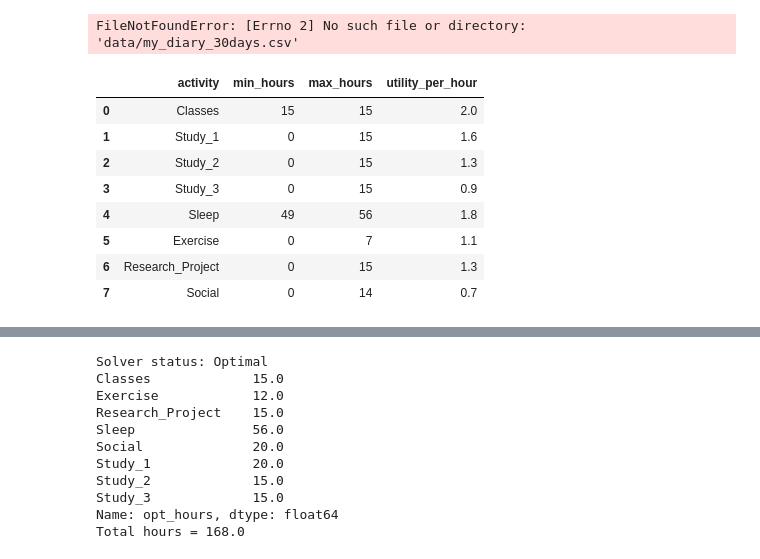
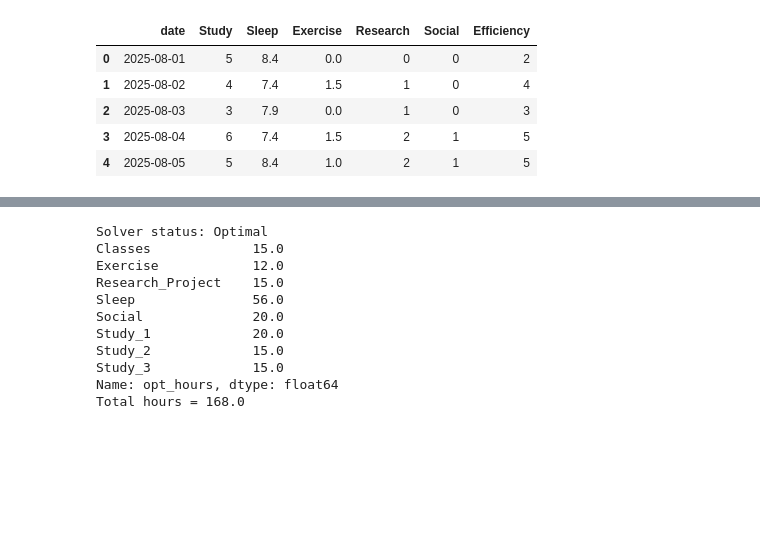
Before and after one commit to zedda110088/time-allocation-optimizer, a Jupyter notebook: notebooks/demo.ipynb, the cells around one changed output, grey strips where cells are left out. Drawn from its saved outputs; the diff is of its cells as text; code cells hidden in the pictures; blank space fills up the shorter version.

```diff
--- a/notebooks/demo.ipynb
+++ b/notebooks/demo.ipynb
@@ -1,22 +1,19 @@
 # %%
+# Step 1: Import & Load Data
+!pip -q install pulp ics
 
-# Step 1: Import & Load Data
-!pip install pulp
+import os
+import math
+from datetime import datetime, timedelta
+import numpy as np
 import pandas as pd
-import numpy as np
+import matplotlib.pyplot as plt
 import pulp as pl
-import matplotlib.pyplot as plt
 
-# Load diary data
-!git clone https://github.com/zedda110088/time-allocation-optimizer.git
-%cd time-allocation-optimizer
 
-!pip -q install pulp ics
-file_path = "data/my_diary_30days.csv"
+#Load diary data directly from GitHub
+file_path = "https://raw.githubusercontent.com/zedda110088/time-allocation-optimizer/main/data/my_diary_30days.csv"
 diary = pd.read_csv(file_path, parse_dates=["date"])
-print("Loaded:", file_path, "rows:", len(diary))
-
-file_path = "data/my_diary_30days.csv"
-diary = pd.read_csv(file_path, parse_dates=["date"])
-print(diary.head())  # Quick check
+print("Loaded:", file_path, "Rows:", len(diary))
+display(diary.head())
 # %% [output]
@@ -25,20 +21,6 @@ Requirement already satisfied: pulp in /usr/local/lib/python3.12/dist-packages (
-FileNotFoundError: [Errno 2] No such file or directory: 'data/my_diary_30days.csv'
+|  | date | Study | Sleep | Exercise | Research | Social | Efficiency |
+| 0 | 2025-08-01 | 5 | 8.4 | 0.0 | 0 | 0 | 2 |
+| 1 | 2025-08-02 | 4 | 7.4 | 1.5 | 1 | 0 | 4 |
+| 2 | 2025-08-03 | 3 | 7.9 | 0.0 | 1 | 0 | 3 |
+| 3 | 2025-08-04 | 6 | 7.4 | 1.5 | 2 | 1 | 5 |
+| 4 | 2025-08-05 | 5 | 8.4 | 1.0 | 2 | 1 | 5 |
-# %%
-activities = pd.DataFrame({
-    "activity": [ "Classes","Study_1","Study_2","Study_3","Sleep",
-        "Exercise","Research_Project","Social"],
-    "min_hours":[15, 0, 0, 0, 49, 0, 0, 0],
-    "max_hours":[15,15,15,15, 56, 7, 15, 14],
-    "utility_per_hour":[2.0,1.6,1.3,0.9, 1.8,1.1,1.3,0.7]
-})
-activities
-# %% [output]
-|  | activity | min_hours | max_hours | utility_per_hour |
-| 0 | Classes | 15 | 15 | 2.0 |
-| 1 | Study_1 | 0 | 15 | 1.6 |
-| 2 | Study_2 | 0 | 15 | 1.3 |
-| 3 | Study_3 | 0 | 15 | 0.9 |
-| 4 | Sleep | 49 | 56 | 1.8 |
-| 5 | Exercise | 0 | 7 | 1.1 |
-| 6 | Research_Project | 0 | 15 | 1.3 |
-| 7 | Social | 0 | 14 | 0.7 |
```
Also changed, not shown: parts of 5 cells of this notebook.
